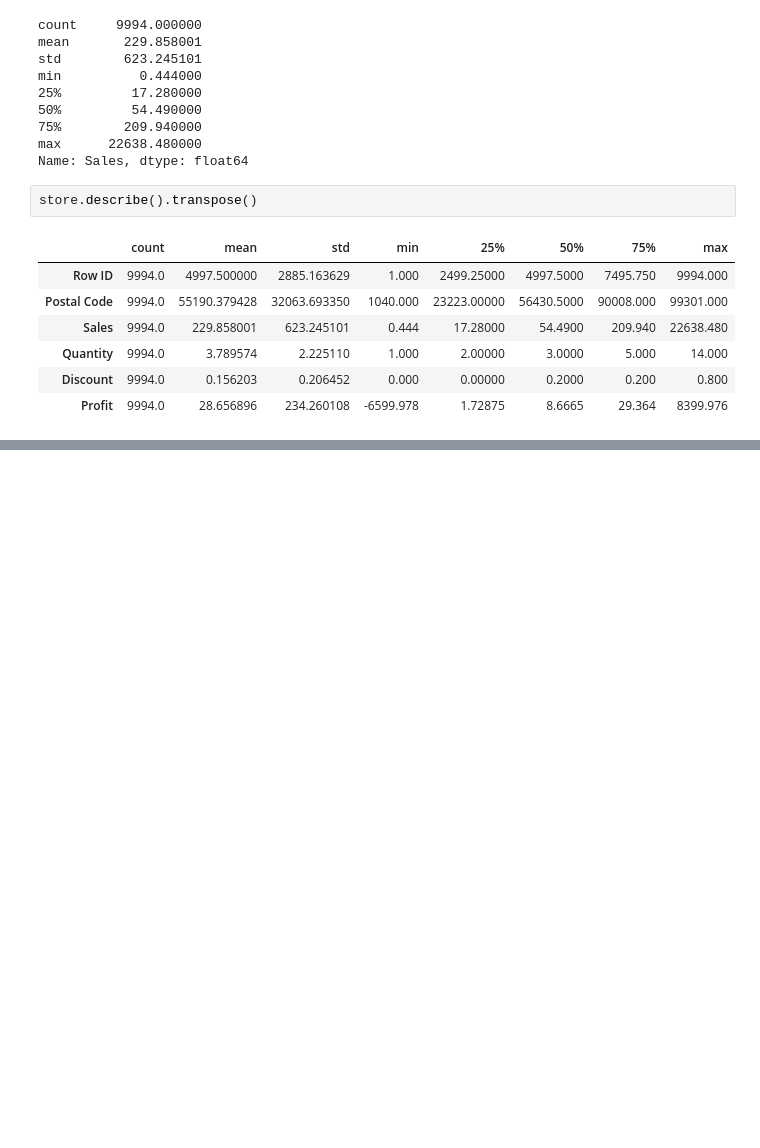
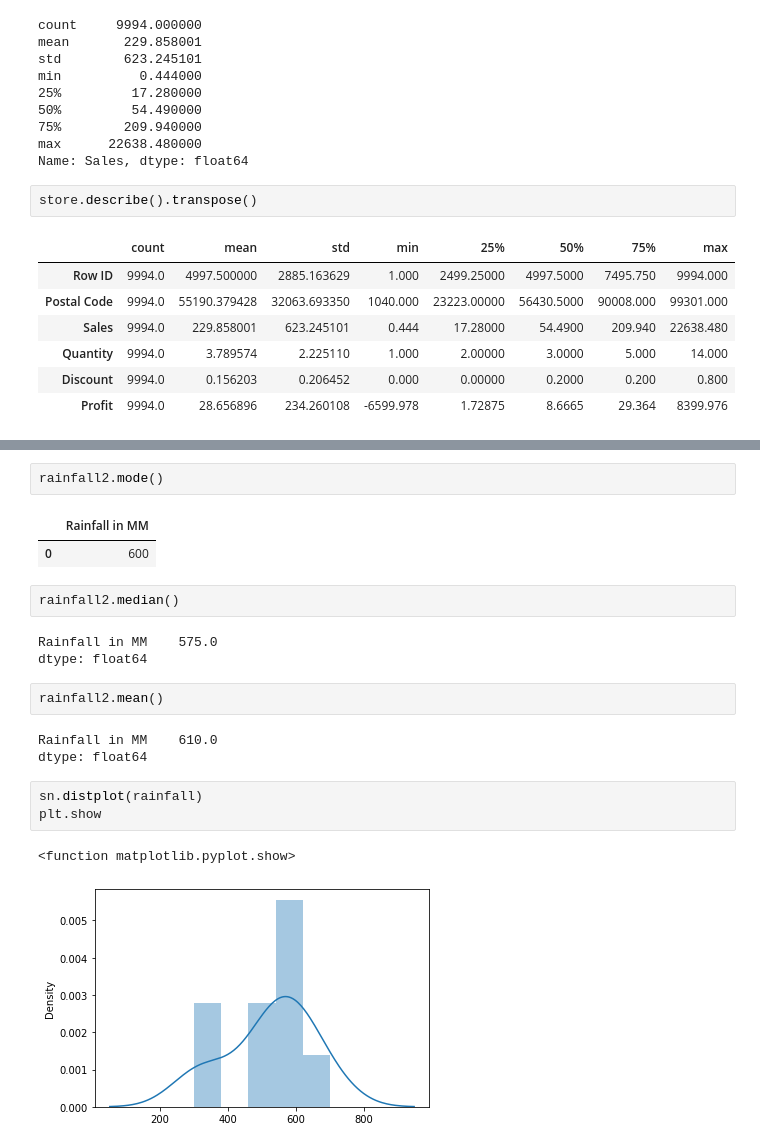
Before and after one commit to gsindhu455/PythonProgramming, a Jupyter notebook: Campus_placement.ipynb, the cells around one changed output, grey strips where cells are left out. Drawn from its saved outputs; the diff is of its cells as text; blank space fills up the shorter version.

```diff
--- a/Campus_placement.ipynb
+++ b/Campus_placement.ipynb
@@ -186,0 +222,21 @@ plt.tight_layout()
+# %%
+rainfall2.mode()
+# %% [output]
+|  | Rainfall in MM |
+| 0 | 600 |
+# %%
+rainfall2.median()
+# %% [output]
+Rainfall in MM    575.0
+dtype: float64
+# %%
+rainfall2.mean()
+# %% [output]
+Rainfall in MM    610.0
+dtype: float64
+# %%
+sn.distplot(rainfall)
+plt.show
+# %% [output]
+<function matplotlib.pyplot.show>
+[figure, added]
```
Also changed, not shown: parts of 6 cells of this notebook.
